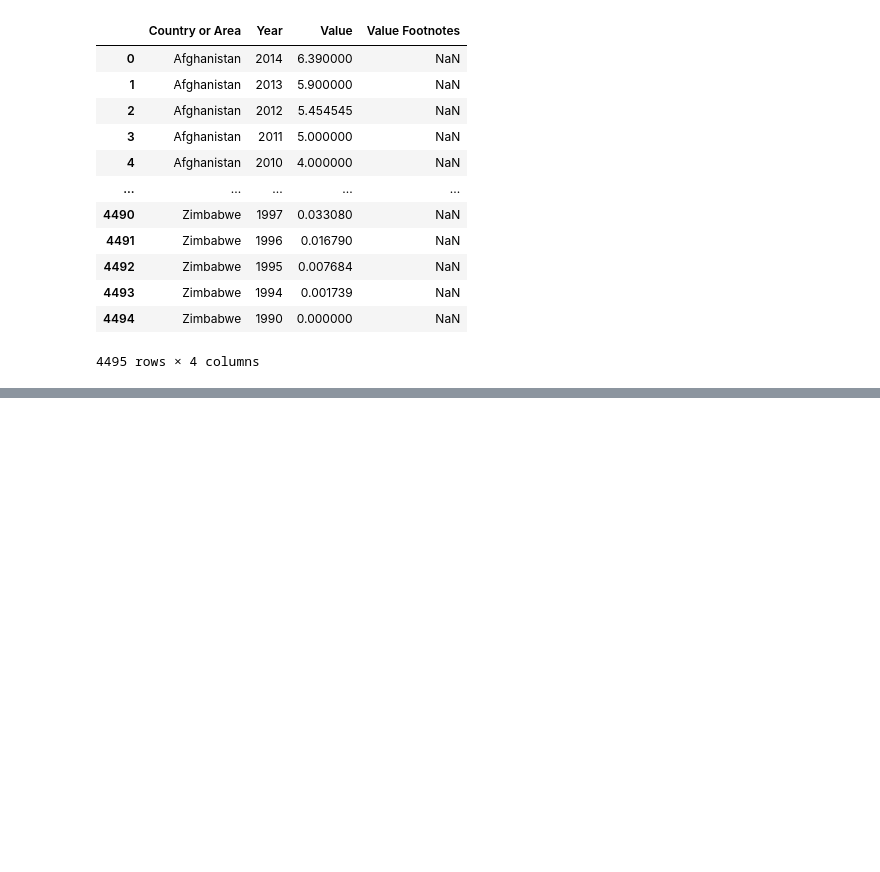
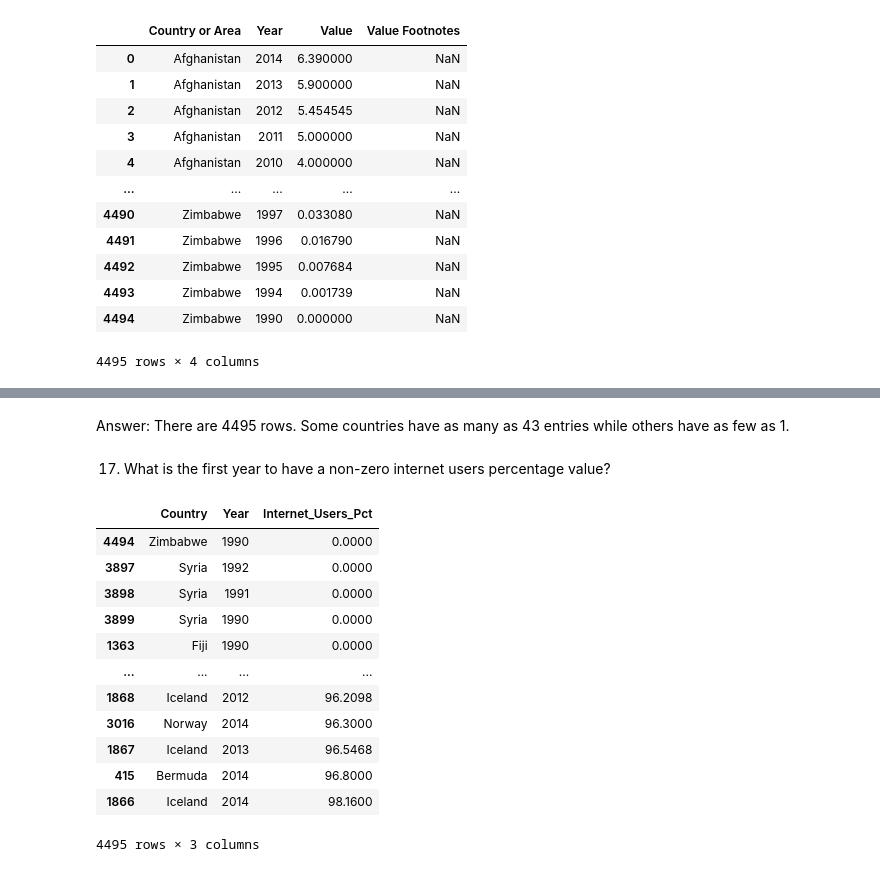
Before and after one commit to NSS-Data-Analytics-Cohort-10/gdp-and-internet-usage-rushichokshi, a Jupyter notebook: notebooks/un_notebook.ipynb, the cells around one changed output, grey strips where cells are left out. Cells and saved outputs as stored; diff of their text form; code cells hidden in the pictures; blank space fills up the shorter version.

```diff
--- a/notebooks/un_notebook.ipynb
+++ b/notebooks/un_notebook.ipynb
@@ -508,0 +558,20 @@ internet_df
+# %% [markdown]
+Answer: There are 4495 rows. Some countries have as many as 43 entries while others have as few as 1.
+# %% [markdown]
+17. What is the first year to have a non-zero internet users percentage value?
+# %%
+internet_df.sort_values("Internet_Users_Pct")
+# %% [output]
+|  | Country | Year | Internet_Users_Pct |
+| 4494 | Zimbabwe | 1990 | 0.0000 |
+| 3897 | Syria | 1992 | 0.0000 |
+| 3898 | Syria | 1991 | 0.0000 |
+| 3899 | Syria | 1990 | 0.0000 |
+| 1363 | Fiji | 1990 | 0.0000 |
+| ... | ... | ... | ... |
+| 1868 | Iceland | 2012 | 96.2098 |
+| 3016 | Norway | 2014 | 96.3000 |
+| 1867 | Iceland | 2013 | 96.5468 |
+| 415 | Bermuda | 2014 | 96.8000 |
+| 1866 | Iceland | 2014 | 98.1600 |
+4495 rows × 3 columns
```
Also changed, not shown: parts of 11 cells of this notebook.
